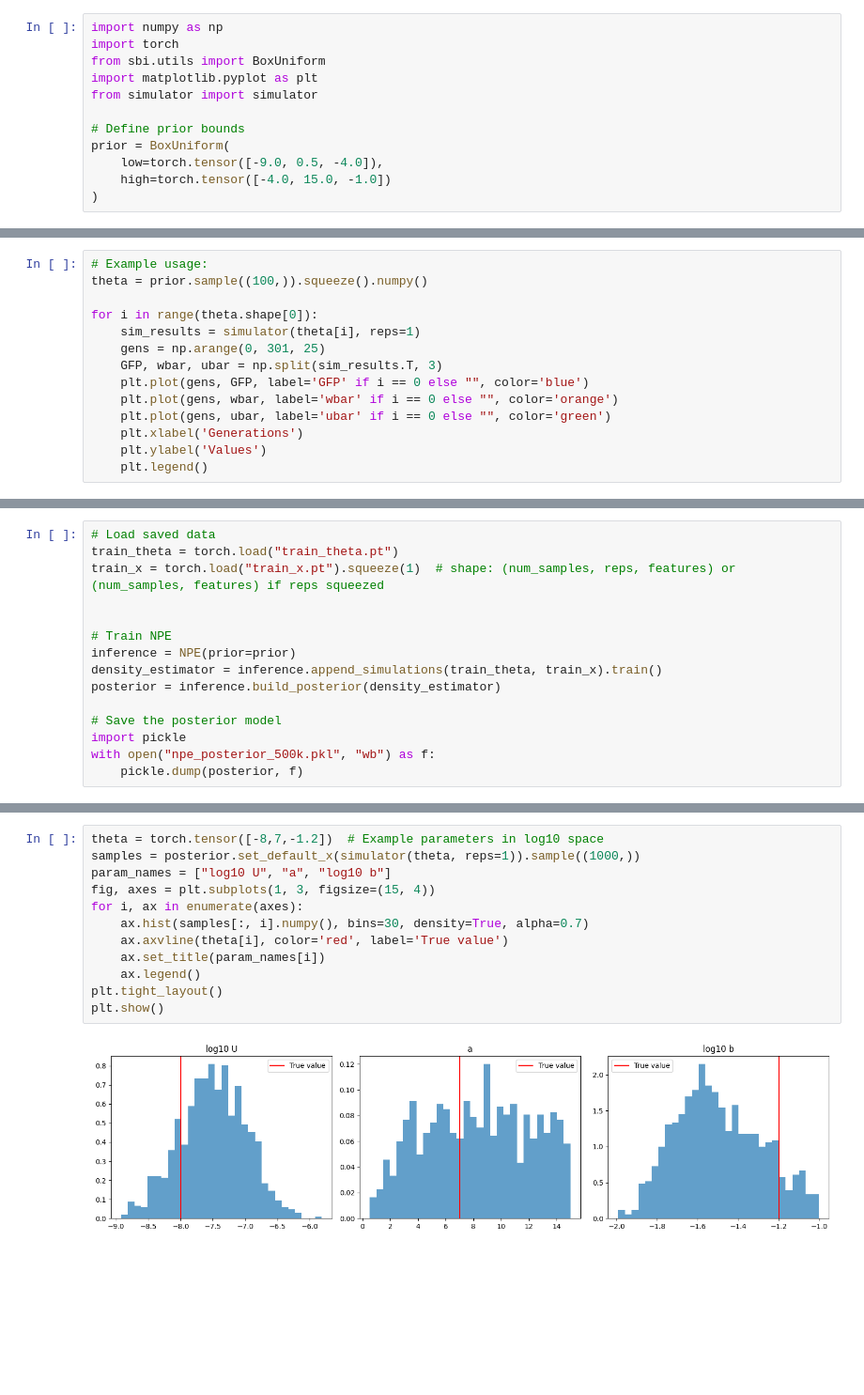
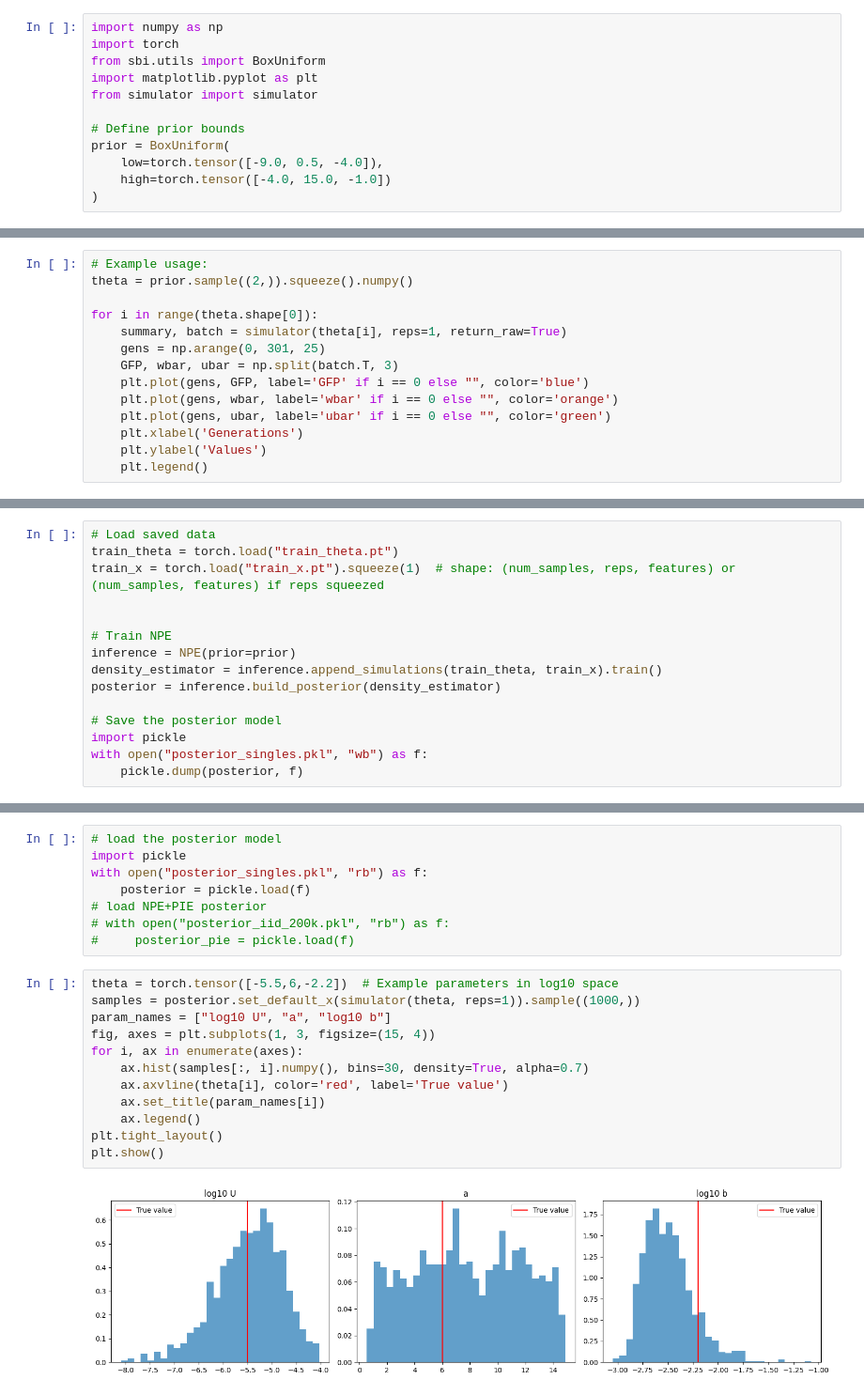
Before and after one commit to yoavram-lab/collective_posterior, a Jupyter notebook: GORDO/simulate.ipynb, the cells around one changed output, grey strips where cells are left out. Shown at 94% size. Cells and saved outputs as stored; diff of their text form; blank space fills up the shorter version.

```diff
--- a/GORDO/simulate.ipynb
+++ b/GORDO/simulate.ipynb
@@ -13,11 +19,11 @@ prior = BoxUniform(
 # %%
 # Example usage:
-theta = prior.sample((100,)).squeeze().numpy()
+theta = prior.sample((2,)).squeeze().numpy()
 
 for i in range(theta.shape[0]):
-    sim_results = simulator(theta[i], reps=1)
+    summary, batch = simulator(theta[i], reps=1, return_raw=True)
     gens = np.arange(0, 301, 25)
-    GFP, wbar, ubar = np.split(sim_results.T, 3)
+    GFP, wbar, ubar = np.split(batch.T, 3)
     plt.plot(gens, GFP, label='GFP' if i == 0 else "", color='blue')
     plt.plot(gens, wbar, label='wbar' if i == 0 else "", color='orange')
     plt.plot(gens, ubar, label='ubar' if i == 0 else "", color='green')
@@ -65,6 +71,6 @@ posterior = inference.build_posterior(density_estimator)
 
 # Save the posterior model
 import pickle
-with open("npe_posterior_500k.pkl", "wb") as f:
+with open("posterior_singles.pkl", "wb") as f:
     pickle.dump(posterior, f)
 # %% [output]
@@ -73,17 +78,25 @@ WARNING:root:Found 41844 NaN simulations and 0 Inf simulations. They will be exc
+# %%
+# load the posterior model
+import pickle
+with open("posterior_singles.pkl", "rb") as f:
+    posterior = pickle.load(f)
+# load NPE+PIE posterior
+# with open("posterior_iid_200k.pkl", "rb") as f:
+#     posterior_pie = pickle.load(f)
 # %%
-theta = torch.tensor([-8,7,-1.2])  # Example parameters in log10 space
+theta = torch.tensor([-5.5,6,-2.2])  # Example parameters in log10 space
 samples = posterior.set_default_x(simulator(theta, reps=1)).sample((1000,))
 param_names = ["log10 U", "a", "log10 b"]
 fig, axes = plt.subplots(1, 3, figsize=(15, 4))
 for i, ax in enumerate(axes):
     ax.hist(samples[:, i].numpy(), bins=30, density=True, alpha=0.7)
     ax.axvline(theta[i], color='red', label='True value')
     ax.set_title(param_names[i])
     ax.legend()
 plt.tight_layout()
 plt.show()
 # %% [output]
-[figure, old version]
+[figure, new version]
 # %%
 import sys
 sys.path.insert(1, '../')
```
Also changed, not shown: parts of 5 cells of this notebook, 34 other files.
